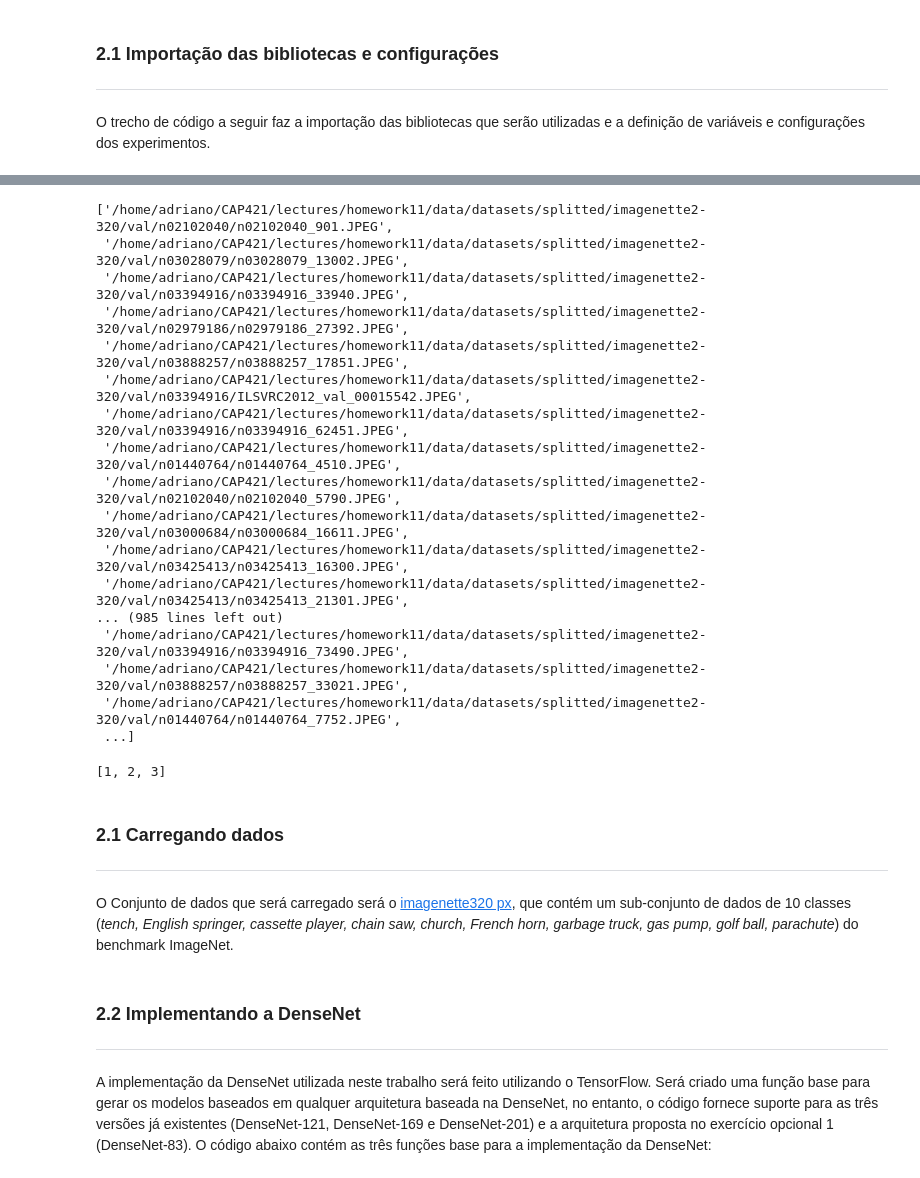
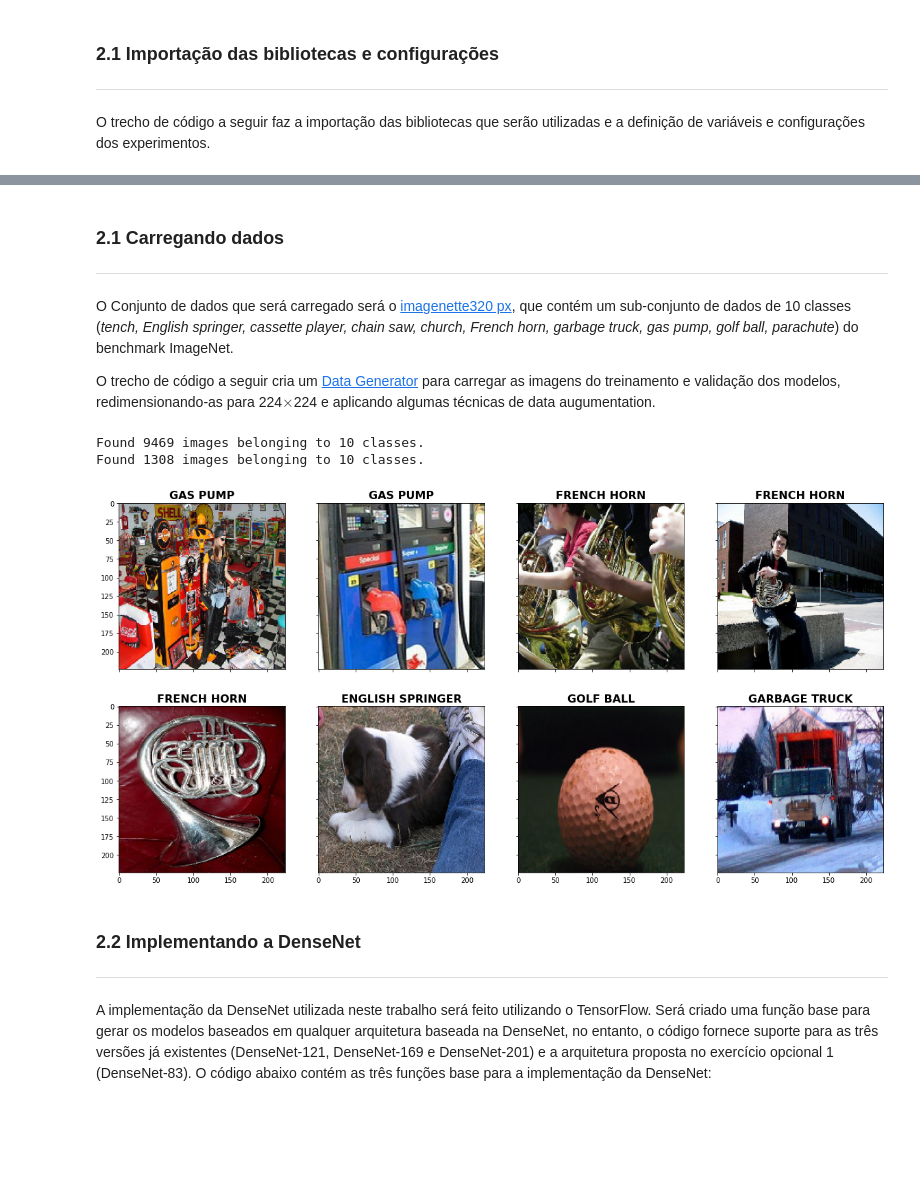
Before and after one commit to AdrianoPereira/CAP421, a Jupyter notebook: lectures/homework11/DENSENET84_AND_DENSENET121.ipynb, the cells around one changed output, grey strips where cells are left out. Drawn from its saved outputs; the diff is of its cells as text; code cells hidden in the pictures; blank space fills up the shorter version.

Commit message:
Add training via generators

```diff
--- a/lectures/homework11/DENSENET84_AND_DENSENET121.ipynb
+++ b/lectures/homework11/DENSENET84_AND_DENSENET121.ipynb
@@ -286,35 +310,50 @@ Moving /home/adriano/CAP421/lectures/homework11/data/datasets/splitted/imagenett
-# %%
-stest_files
-# %% [output]
-['/home/adriano/CAP421/lectures/homework11/data/datasets/splitted/imagenette2-320/val/n02102040/n02102040_901.JPEG',
- '/home/adriano/CAP421/lectures/homework11/data/datasets/splitted/imagenette2-320/val/n03028079/n03028079_13002.JPEG',
- '/home/adriano/CAP421/lectures/homework11/data/datasets/splitted/imagenette2-320/val/n03394916/n03394916_33940.JPEG',
- '/home/adriano/CAP421/lectures/homework11/data/datasets/splitted/imagenette2-320/val/n02979186/n02979186_27392.JPEG',
- '/home/adriano/CAP421/lectures/homework11/data/datasets/splitted/imagenette2-320/val/n03888257/n03888257_17851.JPEG',
- '/home/adriano/CAP421/lectures/homework11/data/datasets/splitted/imagenette2-320/val/n03394916/ILSVRC2012_val_00015542.JPEG',
- '/home/adriano/CAP421/lectures/homework11/data/datasets/splitted/imagenette2-320/val/n03394916/n03394916_62451.JPEG',
- '/home/adriano/CAP421/lectures/homework11/data/datasets/splitted/imagenette2-320/val/n01440764/n01440764_4510.JPEG',
- '/home/adriano/CAP421/lectures/homework11/data/datasets/splitted/imagenette2-320/val/n02102040/n02102040_5790.JPEG',
- '/home/adriano/CAP421/lectures/homework11/data/datasets/splitted/imagenette2-320/val/n03000684/n03000684_16611.JPEG',
- '/home/adriano/CAP421/lectures/homework11/data/datasets/splitted/imagenette2-320/val/n03425413/n03425413_16300.JPEG',
- '/home/adriano/CAP421/lectures/homework11/data/datasets/splitted/imagenette2-320/val/n03425413/n03425413_21301.JPEG',
-... (985 lines left out)
- '/home/adriano/CAP421/lectures/homework11/data/datasets/splitted/imagenette2-320/val/n03394916/n03394916_73490.JPEG',
- '/home/adriano/CAP421/lectures/homework11/data/datasets/splitted/imagenette2-320/val/n03888257/n03888257_33021.JPEG',
- '/home/adriano/CAP421/lectures/homework11/data/datasets/splitted/imagenette2-320/val/n01440764/n01440764_7752.JPEG',
- ...]
-# %%
-a = [1, 2, 3]
-
-random.shuffle(a)
-a
-# %% [output]
-[1, 2, 3]
 # %% [markdown]
 ### 2.1 Carregando dados
 <hr />
 
 O Conjunto de dados que será carregado será o [imagenette320 px](https://github.com/fastai/imagenette), que contém um sub-conjunto de dados de 10 classes (*tench, English springer, cassette player, chain saw, church, French horn, garbage truck, gas pump, golf ball, parachute*) do benchmark ImageNet.
+
+O trecho de código a seguir cria um [Data Generator](https://www.tensorflow.org/api_docs/python/tf/keras/preprocessing/image/ImageDataGenerator) para carregar as imagens do treinamento e validação dos modelos, redimensionando-as para 224$\times$224 e aplicando algumas técnicas de data augumentation.
+# %%
+train_gen = tf.keras.preprocessing.image.ImageDataGenerator(
+    rescale=1./255,
+    horizontal_flip=True
+
+)
+train_it = train_gen.flow_from_directory(
+    f"{SDATASET_PATH}/imagenette2-320/train",
+    batch_size=BATCH_SIZE,
+    target_size=(WIDTH, HEIGHT),
+    color_mode='rgb',
+    seed=SEED
+)
+
+val_gen = tf.keras.preprocessing.image.ImageDataGenerator(
+    rescale=1./255,
+    horizontal_flip=True
+
+)
+val_it = val_gen.flow_from_directory(
+    f"{SDATASET_PATH}/imagenette2-320/val",
+    batch_size=BATCH_SIZE,
+    target_size=(WIDTH, HEIGHT),
+    color_mode='rgb',
+    seed=SEED
+)
+
+fig, ax = plt.subplots(2, 4, figsize=(20, 10), sharex=True, sharey=True)
+for i in range(2):
+    batch_images, batch_classes = next(val_it)
+
+    for j, (batch_image, batch_class) in enumerate(zip(batch_images, batch_classes)):
+        alias_class = list(val_it.class_indices.keys())[np.argmax(batch_class)]
+        class_name = CLS_DICT[alias_class].upper()
+        ax[i][j].set_title(class_name, fontdict={'size': 16, 'weight': 'bold'})
+        ax[i][j].imshow(batch_image)
+# %% [output]
+Found 9469 images belonging to 10 classes.
+Found 1308 images belonging to 10 classes.
+[figure, added]
 # %% [markdown]
 ### 2.2 Implementando a DenseNet
 <hr />
```
Also changed, not shown: parts of 8 cells of this notebook.
